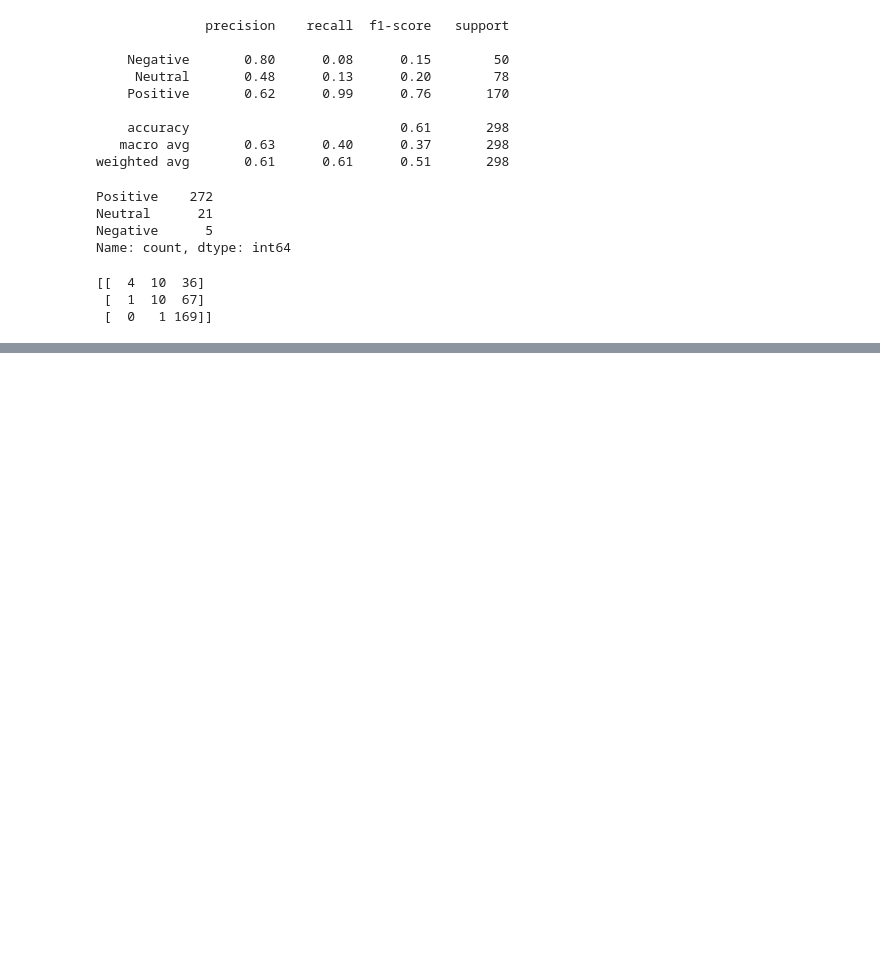
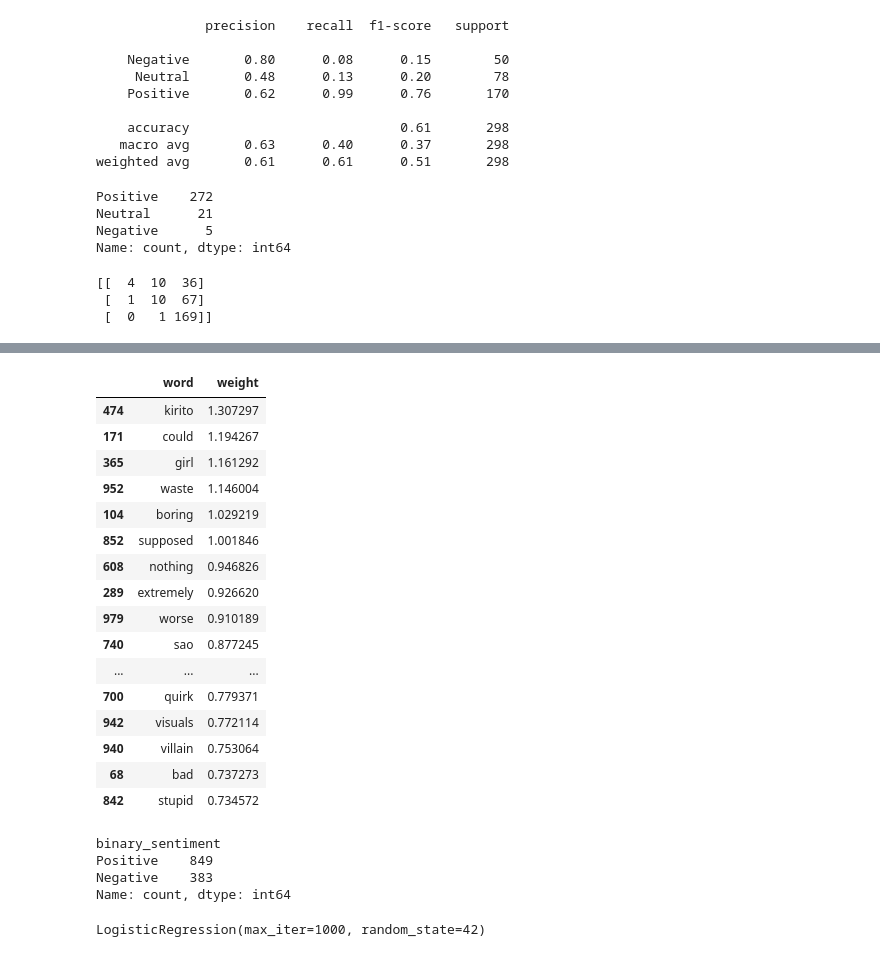
Before and after one commit to manasscodes/otaku-ai, a Jupyter notebook: notebooks/02_text_preprocessing.ipynb, the cells around one changed output, grey strips where cells are left out. Cells and saved outputs as stored; diff of their text form; code cells hidden in the pictures; blank space fills up the shorter version.

```diff
--- a/notebooks/02_text_preprocessing.ipynb
+++ b/notebooks/02_text_preprocessing.ipynb
@@ -233,0 +296,47 @@ print(cm)
+# %%
+negative_class_idx = list(lr_model.classes_).index("Negative")
+
+negative_df = pd.DataFrame({
+    "word": feature_names,
+    "weight": lr_model.coef_[negative_class_idx]
+})
+
+negative_df.sort_values(
+    "weight",
+    ascending=False
+).head(20)
+# %% [output]
+|  | word | weight |
+| 474 | kirito | 1.307297 |
+| 171 | could | 1.194267 |
+| 365 | girl | 1.161292 |
+| 952 | waste | 1.146004 |
+| 104 | boring | 1.029219 |
+| 852 | supposed | 1.001846 |
+| 608 | nothing | 0.946826 |
+| 289 | extremely | 0.926620 |
+| 979 | worse | 0.910189 |
+| 740 | sao | 0.877245 |
+| ... | ... | ... |
+| 700 | quirk | 0.779371 |
+| 942 | visuals | 0.772114 |
+| 940 | villain | 0.753064 |
+| 68 | bad | 0.737273 |
+| 842 | stupid | 0.734572 |
+# %%
+binary_df = df.copy()
+
+binary_df = binary_df[
+    ~binary_df["score"].isin([6, 7])
+]
+
+binary_df["binary_sentiment"] = binary_df["score"].apply(
+    lambda x: "Positive" if x >= 8 else "Negative"
+)
+
+binary_df["binary_sentiment"].value_counts()
+# %% [output]
+binary_sentiment
+Positive    849
+Negative    383
+Name: count, dtype: int64
@@ -233,0 +368,14 @@ print(cm)
+# %%
+from sklearn.linear_model import LogisticRegression
+
+lr_binary = LogisticRegression(
+    max_iter=1000,
+    random_state=42
+)
+
+lr_binary.fit(
+    X_train_b,
+    y_train_b
+)
+# %% [output]
+LogisticRegression(max_iter=1000, random_state=42)
```
Also changed, not shown: parts of 16 cells of this notebook, 4 other files.
